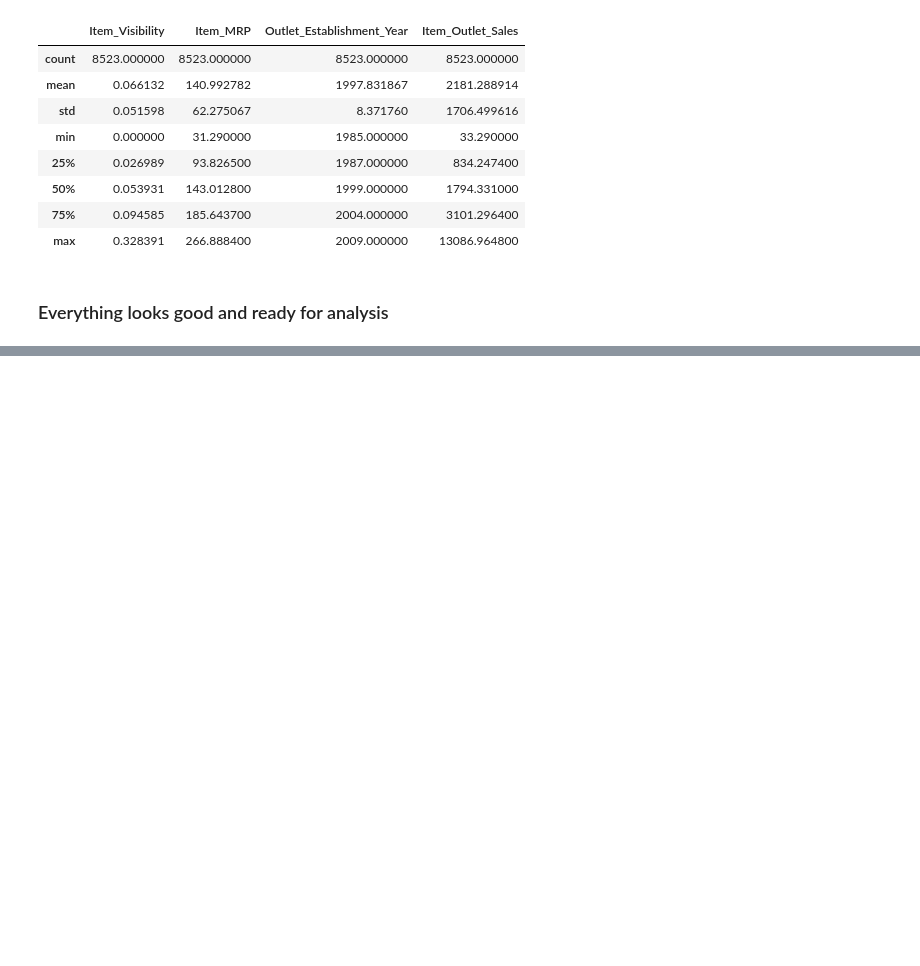
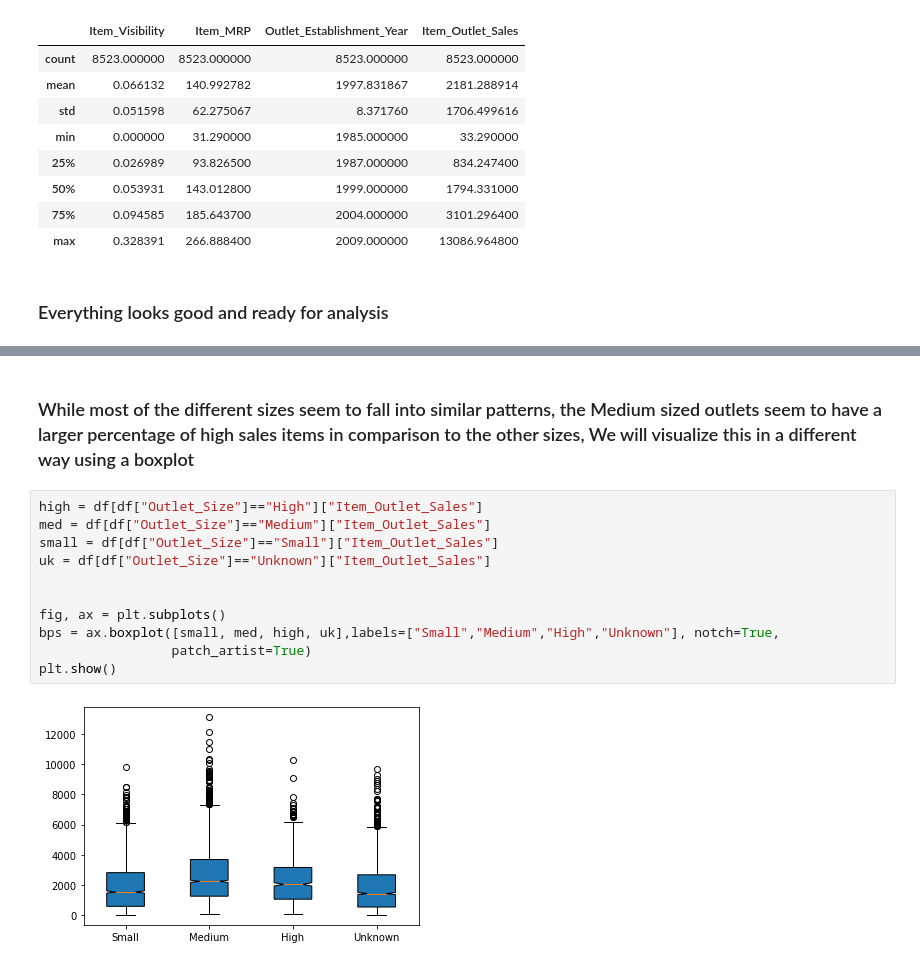
Before and after one commit to SeraphDev6/BigMart-Sales-Predictions, a Jupyter notebook: BigMart_Sales_Predictions.ipynb, the cells around one changed output, grey strips where cells are left out. Cells and saved outputs as stored; diff of their text form; blank space fills up the shorter version.

```diff
--- a/BigMart_Sales_Predictions.ipynb
+++ b/BigMart_Sales_Predictions.ipynb
@@ -192,0 +233,15 @@ df.describe()
+# %% [markdown]
+### While most of the different sizes seem to fall into similar patterns, the Medium sized outlets seem to have a larger percentage of high sales items in comparison to the other sizes, We will visualize this in a different way using a boxplot
+# %%
+high = df[df["Outlet_Size"]=="High"]["Item_Outlet_Sales"]
+med = df[df["Outlet_Size"]=="Medium"]["Item_Outlet_Sales"]
+small = df[df["Outlet_Size"]=="Small"]["Item_Outlet_Sales"]
+uk = df[df["Outlet_Size"]=="Unknown"]["Item_Outlet_Sales"]
+
+
+fig, ax = plt.subplots()
+bps = ax.boxplot([small, med, high, uk],labels=["Small","Medium","High","Unknown"], notch=True,
+                 patch_artist=True)
+plt.show()
+# %% [output]
+[figure, added]
```
Also changed, not shown: parts of 12 cells of this notebook.
